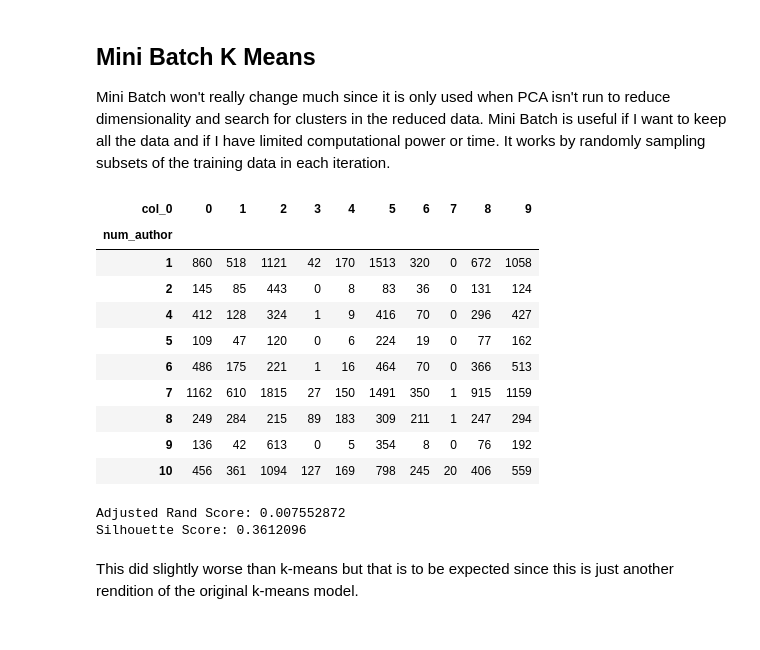
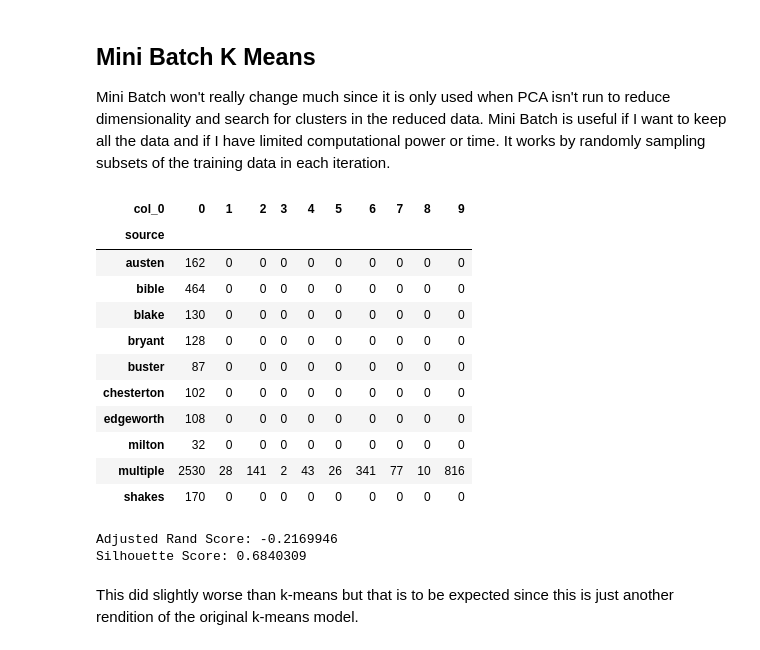
Before and after one commit to lamkg/-Thinkful-Unsupervised-Learning-Capstone, a Jupyter notebook: Unsupervised Learning Capstone.ipynb, the cells around one changed output. Cells and saved outputs as stored; diff of their text form; code cells hidden in the pictures.

```diff
--- a/Unsupervised Learning Capstone.ipynb
+++ b/Unsupervised Learning Capstone.ipynb
@@ -183,35 +443,0 @@ X_train, X_test, y_train, y_test = train_test_split(X, y, test_size=0.25, random
-# %%
-vectorizer = TfidfVectorizer(max_df=0.5,
-                            min_df=4,
-                            stop_words='english',
-                            lowercase=False,
-                            use_idf=True,
-                            norm=u'l2',
-                            smooth_idf=True)
-# Applying the vectorizer
-X_tfidf = vectorizer.fit_transform(X)
-print('Number of features: {}'.format(X_tfidf.get_shape()[1]))
-
-# Splitting into train and test sets
-X_train_tfidf, X_test_tfidf, y_train, y_test = train_test_split(X_tfidf, y, test_size=0.25, random_state=42)
-
-# Reshape vectorizer to readable content
-X_train_tfidf_csr = X_train_tfidf.tocsr()
-
-# Number of paragraphs
-n = X_train_tfidf_csr.shape[0]
-
-# A list of dictionaries, one per paragraph
-tfidf_bypara = [{} for _ in range(0,n)]
-
-# List of features
-terms = vectorizer.get_feature_names()
-
-# For each paragraph, lists the feature words and their tf-idf scores
-for i, j in zip(*X_train_tfidf_csr.nonzero()):
-    tfidf_bypara[i][terms[j]] = X_train_tfidf_csr[i, j]
-
-# Keep in mind that the log base 2 of 1 is 0,
-# so a tf-idf score of 0 indicates that the word was present once in that sentence.
-print('Original sentence:', X_train[100])
-print('Tf_idf vector:', tfidf_bypara[100])
@@ -357,9 +497,9 @@ from scipy.spatial.distance import cdist
 distortions = []
 K = range(1,20)
 for k in K:
-    kmeanModel = KMeans(n_clusters=k).fit(X2_train)
-    kmeanModel.fit(X2_train)
-    distortions.append(sum(np.min(cdist(X2_train, kmeanModel.cluster_centers_, 'euclidean'), axis=1)) / X2_train.shape[0])
+    kmeanModel = KMeans(n_clusters=k).fit(X_train)
+    kmeanModel.fit(X_train)
+    distortions.append(sum(np.min(cdist(X_train, kmeanModel.cluster_centers_, 'euclidean'), axis=1)) / X_train.shape[0])
 
 # Plot the elbow
 sns.set_style('darkgrid')
@@ -379,31 +519,32 @@ Mini Batch won't really change much since it is only used when PCA isn't run to
 # %%
 from sklearn.cluster import MiniBatchKMeans
 
 # Initialize the model.
 minikmeans = MiniBatchKMeans(n_clusters=10, init='k-means++', random_state=42, init_size=1000, batch_size=1000)
 
 # Predict and fit the model.
-y_pred2 = minikmeans.fit_predict(X2_train)
+y_pred2 = minikmeans.fit_predict(X_train)
 
-pd.crosstab(y2_train, y_pred2)
+pd.crosstab(y_train, y_pred2)
 # %% [output]
 | col_0 | 0 | 1 | 2 | 3 | 4 | 5 | 6 | 7 | 8 | 9 |
-| num_author |  |  |  |  |  |  |  |  |  |  |
-| 1 | 860 | 518 | 1121 | 42 | 170 | 1513 | 320 | 0 | 672 | 1058 |
-| 2 | 145 | 85 | 443 | 0 | 8 | 83 | 36 | 0 | 131 | 124 |
-| 4 | 412 | 128 | 324 | 1 | 9 | 416 | 70 | 0 | 296 | 427 |
-| 5 | 109 | 47 | 120 | 0 | 6 | 224 | 19 | 0 | 77 | 162 |
-| 6 | 486 | 175 | 221 | 1 | 16 | 464 | 70 | 0 | 366 | 513 |
-| 7 | 1162 | 610 | 1815 | 27 | 150 | 1491 | 350 | 1 | 915 | 1159 |
-| 8 | 249 | 284 | 215 | 89 | 183 | 309 | 211 | 1 | 247 | 294 |
-| 9 | 136 | 42 | 613 | 0 | 5 | 354 | 8 | 0 | 76 | 192 |
-| 10 | 456 | 361 | 1094 | 127 | 169 | 798 | 245 | 20 | 406 | 559 |
+| source |  |  |  |  |  |  |  |  |  |  |
+| austen | 162 | 0 | 0 | 0 | 0 | 0 | 0 | 0 | 0 | 0 |
+| bible | 464 | 0 | 0 | 0 | 0 | 0 | 0 | 0 | 0 | 0 |
+| blake | 130 | 0 | 0 | 0 | 0 | 0 | 0 | 0 | 0 | 0 |
+| bryant | 128 | 0 | 0 | 0 | 0 | 0 | 0 | 0 | 0 | 0 |
+| buster | 87 | 0 | 0 | 0 | 0 | 0 | 0 | 0 | 0 | 0 |
+| chesterton | 102 | 0 | 0 | 0 | 0 | 0 | 0 | 0 | 0 | 0 |
+| edgeworth | 108 | 0 | 0 | 0 | 0 | 0 | 0 | 0 | 0 | 0 |
+| milton | 32 | 0 | 0 | 0 | 0 | 0 | 0 | 0 | 0 | 0 |
+| multiple | 2530 | 28 | 141 | 2 | 43 | 26 | 341 | 77 | 10 | 816 |
+| shakes | 170 | 0 | 0 | 0 | 0 | 0 | 0 | 0 | 0 | 0 |
 # %%
-print('Adjusted Rand Score: {:0.7}'.format(adjusted_rand_score(y2_train, y_pred2)))
-print('Silhouette Score: {:0.7}'.format(silhouette_score(X2_train, y_pred2, metric='euclidean')))
+print('Adjusted Rand Score: {:0.7}'.format(adjusted_rand_score(y_train, y_pred2)))
+print('Silhouette Score: {:0.7}'.format(silhouette_score(X_train, y_pred2, metric='euclidean')))
 # %% [output]
-Adjusted Rand Score: 0.007552872
-Silhouette Score: 0.3612096
+Adjusted Rand Score: -0.2169946
+Silhouette Score: 0.6840309
 # %% [markdown]
 This did slightly worse than k-means but that is to be expected since this is just another rendition of the original k-means model.
 # %% [markdown]
```
Also changed, not shown: parts of 47 cells of this notebook.
